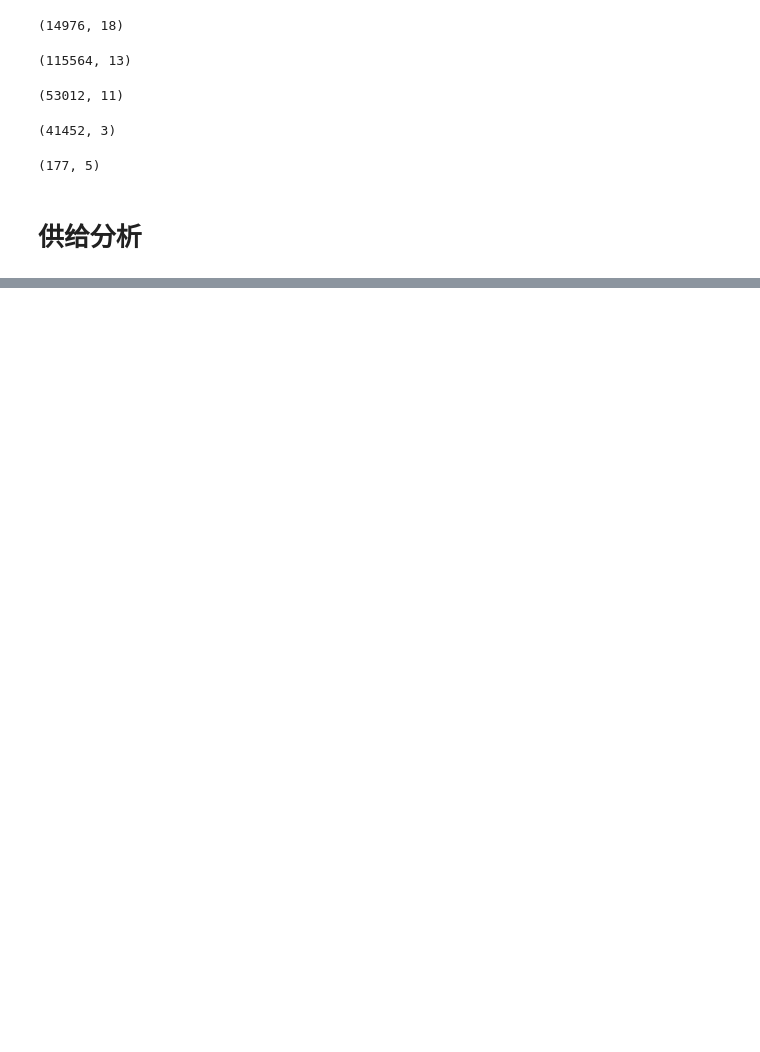
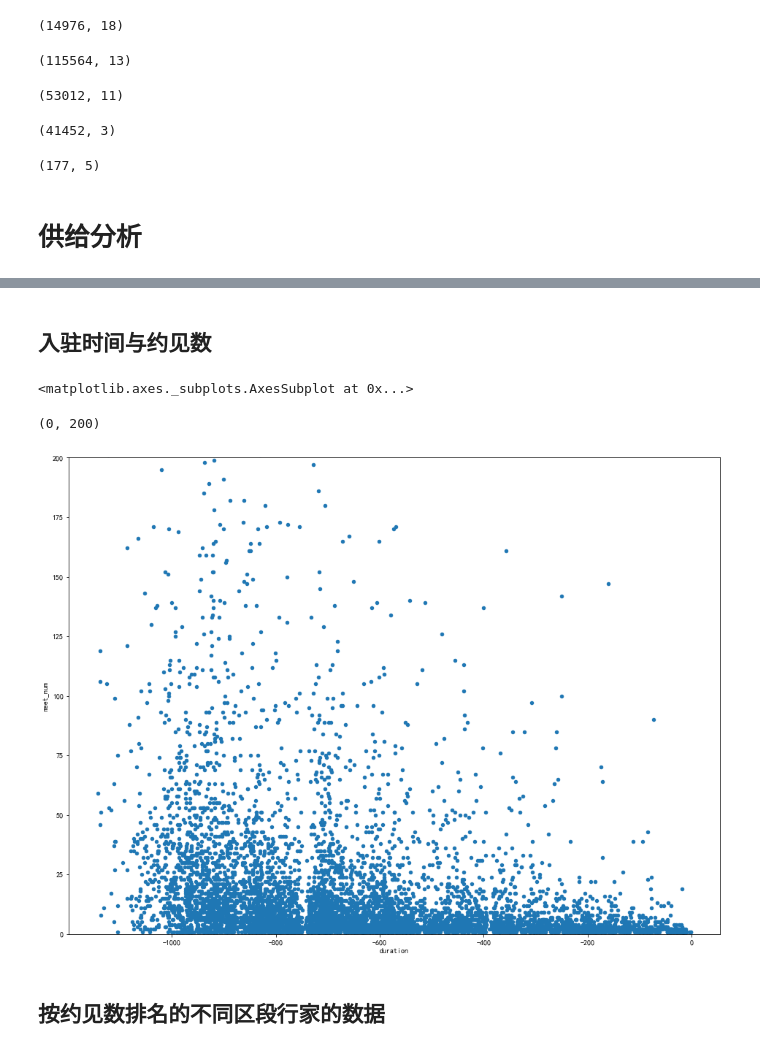
Before and after one commit to wymintage/zaih_analysis, a Jupyter notebook: zaih_analysis/zaih_analysis_3.ipynb, the cells around one changed output, grey strips where cells are left out. Drawn from its saved outputs; the diff is of its cells as text; code cells hidden in the pictures; blank space fills up the shorter version.

```diff
--- a/zaih_analysis/zaih_analysis_3.ipynb
+++ b/zaih_analysis/zaih_analysis_3.ipynb
@@ -93,0 +101,33 @@ from sklearn.linear_model import LinearRegression
+# %%
+# 行家的入驻时间
+
+# 通过排序和去重得到每个行家最早评论的时间，以此作为行家的入驻时间
+mentor_date = comment[['comment_mentor_id', 'comment_date']].sort_values('comment_date').drop_duplicates(['comment_mentor_id'])
+
+# 通过合并mentor和comment来获取行家的时间信息
+mentor_date = pd.merge(mentor_date,
+                      mentor[['mentor_id_PK', 'meet_num_total', 'meet_num_online']],
+                      how='outer',
+                      left_on='comment_mentor_id',
+                      right_on='mentor_id_PK')
+
+# 将约见数和在线约见数加总为总约见数，并除去原始数据
+mentor_date[['meet_num_total', 'meet_num_online']] = mentor_date[['meet_num_total', 'meet_num_online']].astype(int)
+mentor_date['meet_num'] = mentor_date['meet_num_total'] + mentor_date['meet_num_online']
+mentor_date.meet_num = mentor_date.meet_num.fillna(0)
+mentor_date = mentor_date.drop(['meet_num_total', 'meet_num_online'], axis=1)
+
+# 根据行家的入驻时间生成入驻月份和入驻日期
+mentor_date['month'] = mentor_date['comment_date'].str.slice(0, 7)
+mentor_date['date'] = pd.to_datetime(mentor_date['comment_date'].str.slice(0, 10))
+# 以数据抓取日期：2018-2-23 为基准，得到行家的入驻市场，负号表示过去
+mentor_date['duration'] = mentor_date['date'] - pd.to_datetime('2018-2-23')
+mentor_date['duration'] = mentor_date.duration.dt.days
+
+mentor_month = mentor_date[['comment_mentor_id', 'month']].groupby('month')
+
+# 行家数累计
+# mentor_month.count().cumsum()
+
+# 去除没有日期信息的行家（没有相应评论）
+mentor_date_dropna = mentor_date.dropna(axis = 0)
@@ -93,0 +177,20 @@ from sklearn.linear_model import LinearRegression
+# %% [markdown]
+## 入驻时间与约见数
+# %%
+fig = plt.figure()
+fig.set_size_inches(16, 12)
+
+ax1 = fig.add_subplot(1, 1, 1)
+
+mentor_date.plot(x='duration', y='meet_num',ax=ax1, grid=False, kind='scatter')
+
+plt.ylim(0, 200)
+#ax1.semilogy(basey=10)
+
+plt.show()
+# %% [output]
+<matplotlib.axes._subplots.AxesSubplot at 0x...>
+(0, 200)
+[figure, added]
+# %% [markdown]
+## 按约见数排名的不同区段行家的数据
```
Also changed, not shown: parts of 41 cells of this notebook, 12 other files.
